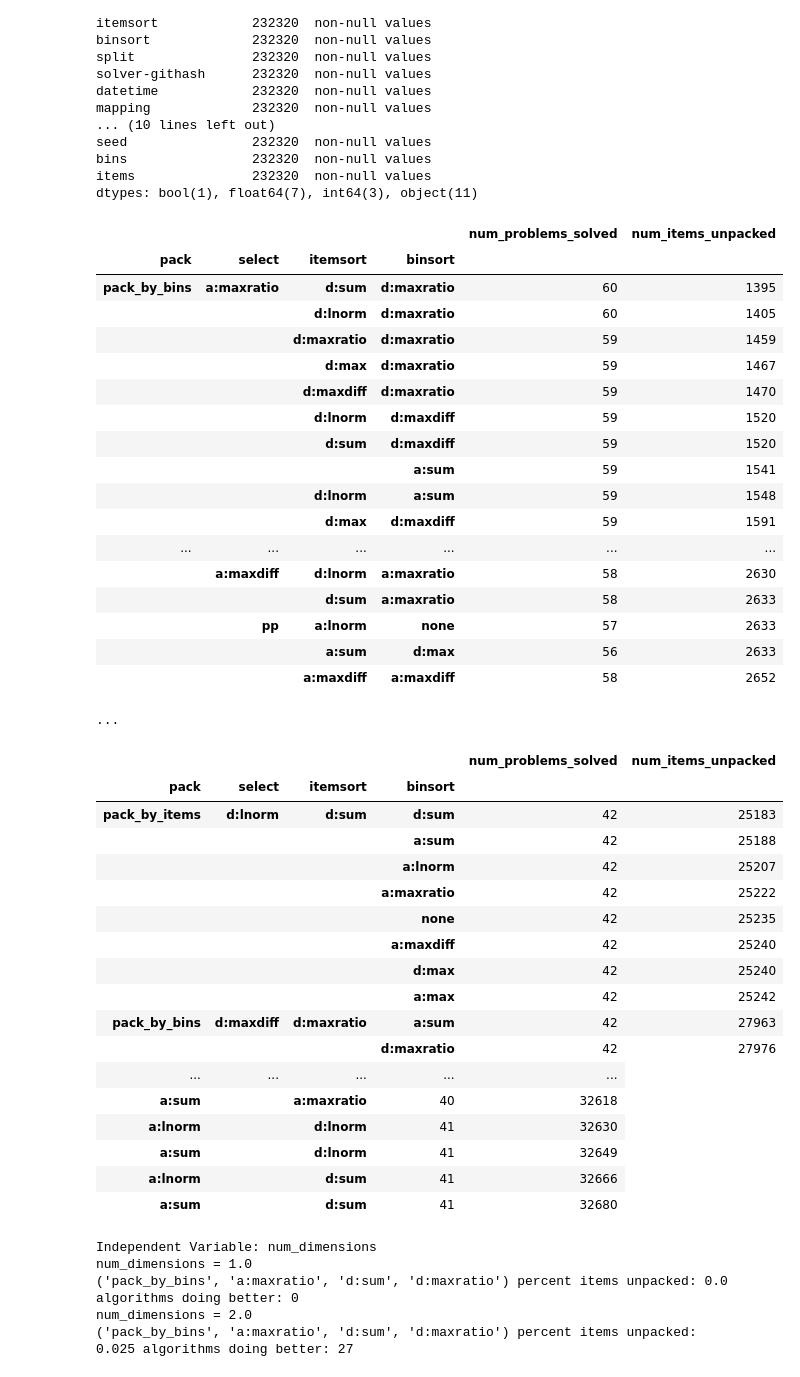
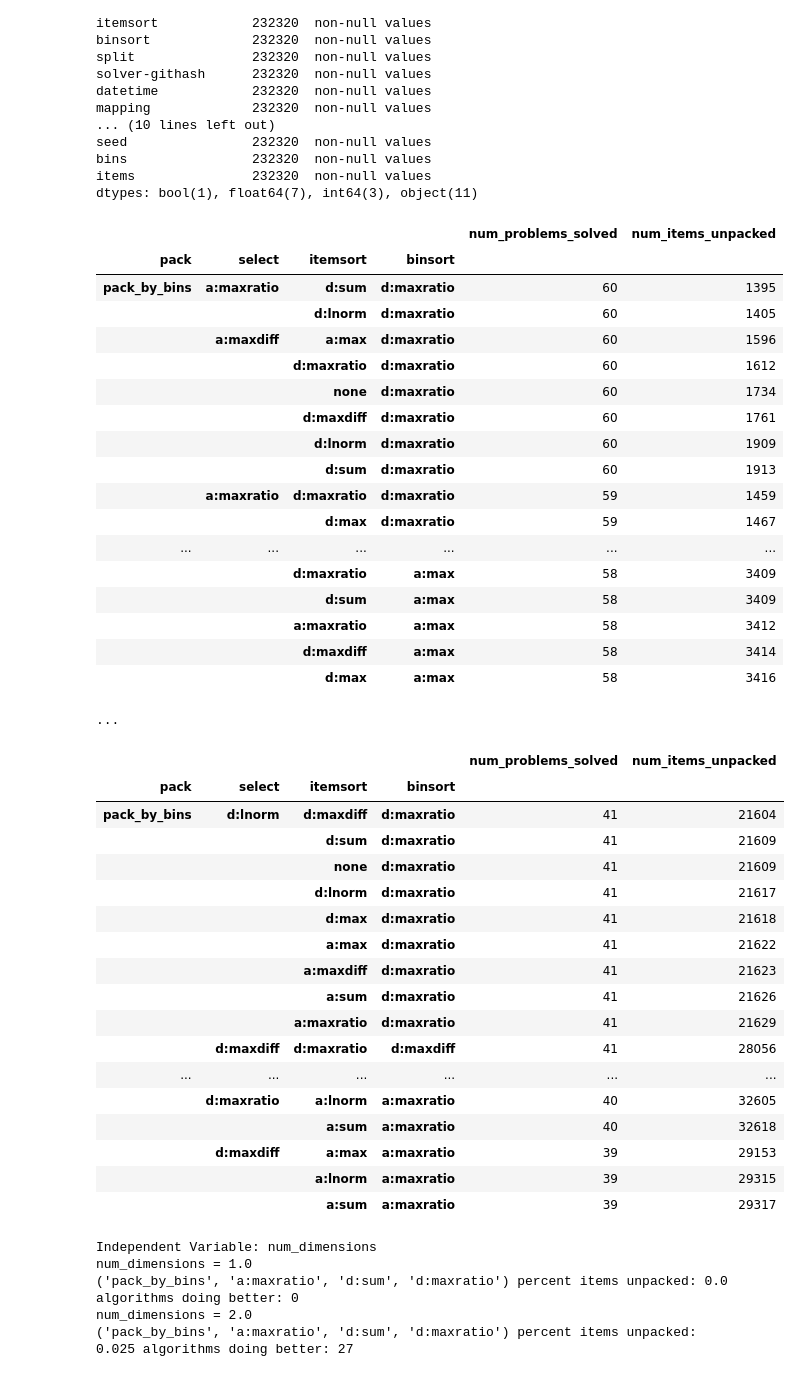
Before and after one commit to marklee77/notebooks, a Jupyter notebook: Vector Packing Experiment 1 Results.ipynb, the cells around one changed output. Cells and saved outputs as stored; diff of their text form; code cells hidden in the pictures.

```diff
--- a/Vector Packing Experiment 1 Results.ipynb
+++ b/Vector Packing Experiment 1 Results.ipynb
@@ -27,48 +27,48 @@ dtypes: bool(1), float64(7), int64(3), object(11)
 # %%
 algorithm_variables = ['pack', 'select', 'itemsort', 'binsort']
 data_by_algo = data.groupby(algorithm_variables)
 algorithm_ranking = data_by_algo['failcount'].agg(
     { 'num_items_unpacked' : sum, 'num_problems_solved' : lambda x: sum(1 for y in x if y == 0) }).sort(
-    columns=['num_items_unpacked', 'num_problems_solved'], ascending=[True, False])
+    columns=['num_problems_solved', 'num_items_unpacked'], ascending=[False, True])
 HTML(algorithm_ranking.iloc[:250].to_html() + "<p>...</p>" + algorithm_ranking.iloc[-250:].to_html())
 # %% [output]
 |  |  |  |  | num_problems_solved | num_items_unpacked |
 | pack | select | itemsort | binsort |  |  |
 | pack_by_bins | a:maxratio | d:sum | d:maxratio | 60 | 1395 |
 |  |  | d:lnorm | d:maxratio | 60 | 1405 |
-|  |  | d:maxratio | d:maxratio | 59 | 1459 |
+|  | a:maxdiff | a:max | d:maxratio | 60 | 1596 |
+|  |  | d:maxratio | d:maxratio | 60 | 1612 |
+|  |  | none | d:maxratio | 60 | 1734 |
+|  |  | d:maxdiff | d:maxratio | 60 | 1761 |
+|  |  | d:lnorm | d:maxratio | 60 | 1909 |
+|  |  | d:sum | d:maxratio | 60 | 1913 |
+|  | a:maxratio | d:maxratio | d:maxratio | 59 | 1459 |
 |  |  | d:max | d:maxratio | 59 | 1467 |
-|  |  | d:maxdiff | d:maxratio | 59 | 1470 |
-|  |  | d:lnorm | d:maxdiff | 59 | 1520 |
-|  |  | d:sum | d:maxdiff | 59 | 1520 |
-|  |  |  | a:sum | 59 | 1541 |
-|  |  | d:lnorm | a:sum | 59 | 1548 |
-|  |  | d:max | d:maxdiff | 59 | 1591 |
 | ... | ... | ... | ... | ... | ... |
-|  | a:maxdiff | d:lnorm | a:maxratio | 58 | 2630 |
-|  |  | d:sum | a:maxratio | 58 | 2633 |
-|  | pp | a:lnorm | none | 57 | 2633 |
-|  |  | a:sum | d:max | 56 | 2633 |
-|  |  | a:maxdiff | a:maxdiff | 58 | 2652 |
+|  |  | d:maxratio | a:max | 58 | 3409 |
+|  |  | d:sum | a:max | 58 | 3409 |
+|  |  | a:maxratio | a:max | 58 | 3412 |
+|  |  | d:maxdiff | a:max | 58 | 3414 |
+|  |  | d:max | a:max | 58 | 3416 |
 ...
 |  |  |  |  | num_problems_solved | num_items_unpacked |
 | pack | select | itemsort | binsort |  |  |
-| pack_by_items | d:lnorm | d:sum | d:sum | 42 | 25183 |
-|  |  |  | a:sum | 42 | 25188 |
-|  |  |  | a:lnorm | 42 | 25207 |
-|  |  |  | a:maxratio | 42 | 25222 |
-|  |  |  | none | 42 | 25235 |
-|  |  |  | a:maxdiff | 42 | 25240 |
-|  |  |  | d:max | 42 | 25240 |
-|  |  |  | a:max | 42 | 25242 |
-| pack_by_bins | d:maxdiff | d:maxratio | a:sum | 42 | 27963 |
-|  |  |  | d:maxratio | 42 | 27976 |
-| ... | ... | ... | ... | ... |
-| a:sum |  | a:maxratio | 40 | 32618 |
-| a:lnorm |  | d:lnorm | 41 | 32630 |
-| a:sum |  | d:lnorm | 41 | 32649 |
-| a:lnorm |  | d:sum | 41 | 32666 |
-| a:sum |  | d:sum | 41 | 32680 |
+| pack_by_bins | d:lnorm | d:maxdiff | d:maxratio | 41 | 21604 |
+|  |  | d:sum | d:maxratio | 41 | 21609 |
+|  |  | none | d:maxratio | 41 | 21609 |
+|  |  | d:lnorm | d:maxratio | 41 | 21617 |
+|  |  | d:max | d:maxratio | 41 | 21618 |
+|  |  | a:max | d:maxratio | 41 | 21622 |
+|  |  | a:maxdiff | d:maxratio | 41 | 21623 |
+|  |  | a:sum | d:maxratio | 41 | 21626 |
+|  |  | a:maxratio | d:maxratio | 41 | 21629 |
+|  | d:maxdiff | d:maxratio | d:maxdiff | 41 | 28056 |
+| ... | ... | ... | ... | ... | ... |
+|  | d:maxratio | a:lnorm | a:maxratio | 40 | 32605 |
+|  |  | a:sum | a:maxratio | 40 | 32618 |
+|  | d:maxdiff | a:max | a:maxratio | 39 | 29153 |
+|  |  | a:lnorm | a:maxratio | 39 | 29315 |
+|  |  | a:sum | a:maxratio | 39 | 29317 |
 # %%
 favored_algo_index = ('pack_by_bins', 'a:maxratio', 'd:sum', 'd:maxratio')
 
```
Also changed, not shown: parts of 6 cells of this notebook.
